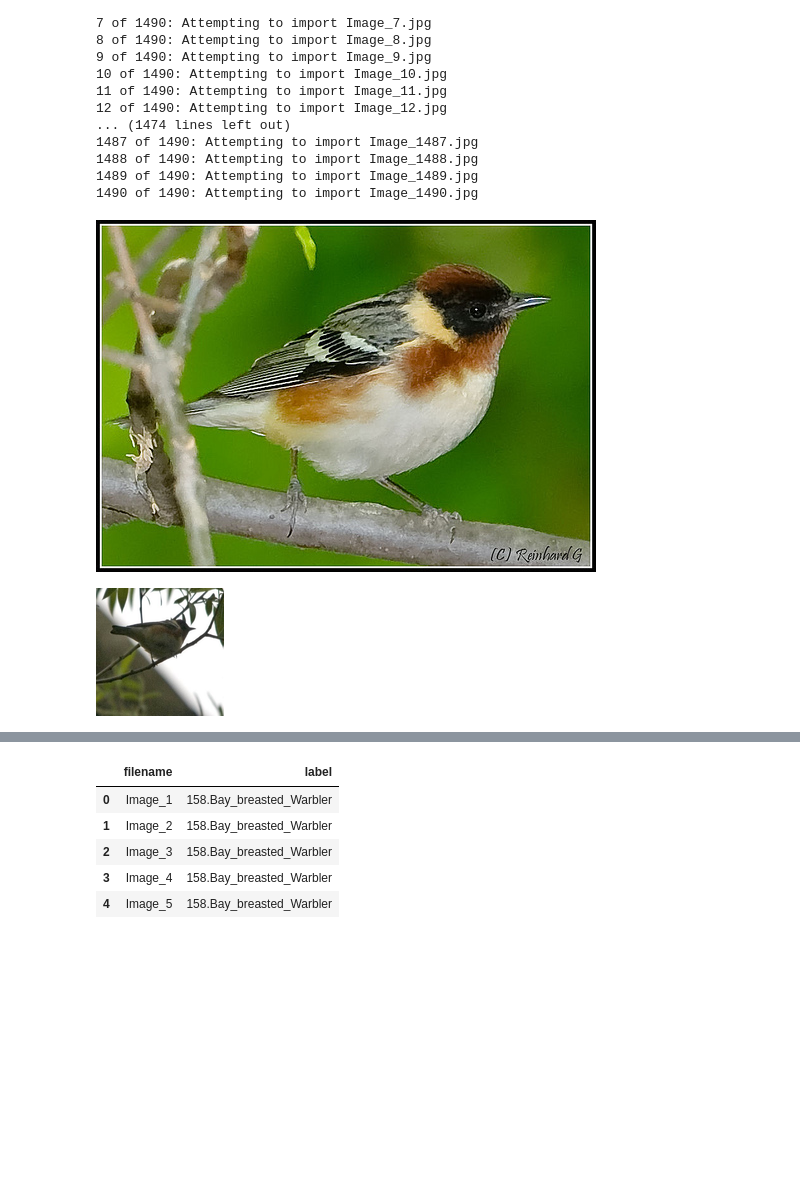
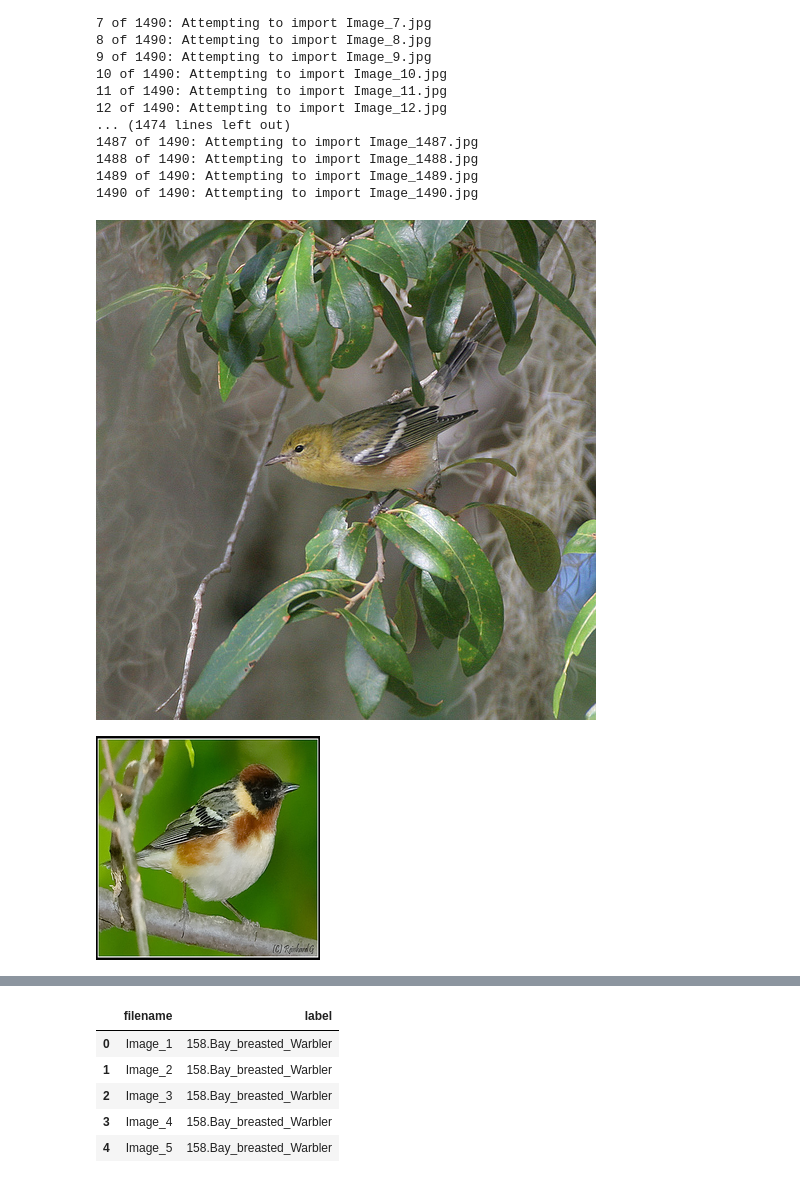
Before and after one commit to hsingh8015/project3_imageclassification, a Jupyter notebook: Model.ipynb, the cells around one changed output, grey strips where cells are left out. Saved outputs shown, nothing was run; the diff lists cells and outputs as text; code cells hidden in the pictures; blank space fills up the shorter version.

```diff
--- a/Model.ipynb
+++ b/Model.ipynb
@@ -27,0 +19,11 @@ bird_df.head()
+# %%
+from google.colab import drive
+drive.mount("/content/drive", force_remount=True)
+
+# Read the CSV file using the correct path
+bird_df = pd.read_csv("/content/drive/MyDrive/Colab Notebooks/FinalProject/warbler_image_labels.csv")
+
+# Set the image path
+image_path = "/content/drive/MyDrive/Colab Notebooks/FinalProject/New_Warbler_images"
+
+bird_df.head()
@@ -77,20 +90,20 @@ for i in range(len(bird_df)):
 1489 of 1490: Attempting to import Image_1489.jpg
 1490 of 1490: Attempting to import Image_1490.jpg
 # %%
-images[4]
+images[45]
 # %% [output]
-[figure, old version]
+[figure, new version]
 # %%
 # Get all the sizes into a list, then convert to a set
 sizes = set([img.size for img in images])
 sizes
-# Use a for loop to resize all images to 128
-target_size = (128, 128)
+# Use a for loop to resize all images to 224
+target_size = (224, 224)
 
 resized_images = [img.resize(target_size, resample = Image.LANCZOS) for img in images]
-resized_images[1]
+resized_images[4]
 # %% [output]
-[figure, old version]
+[figure, new version]
 # %%
 float_images = [np.array(img).astype(np.float32) for img in resized_images]
 
```
Also changed, not shown: parts of 15 cells of this notebook.
